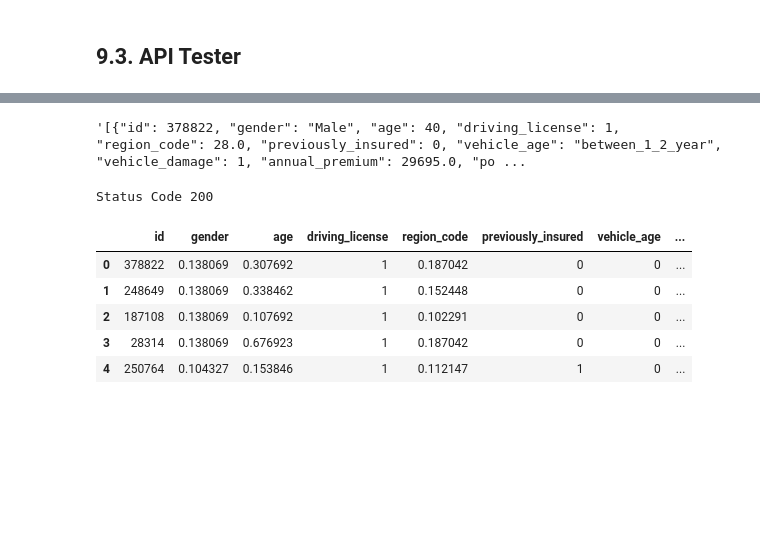
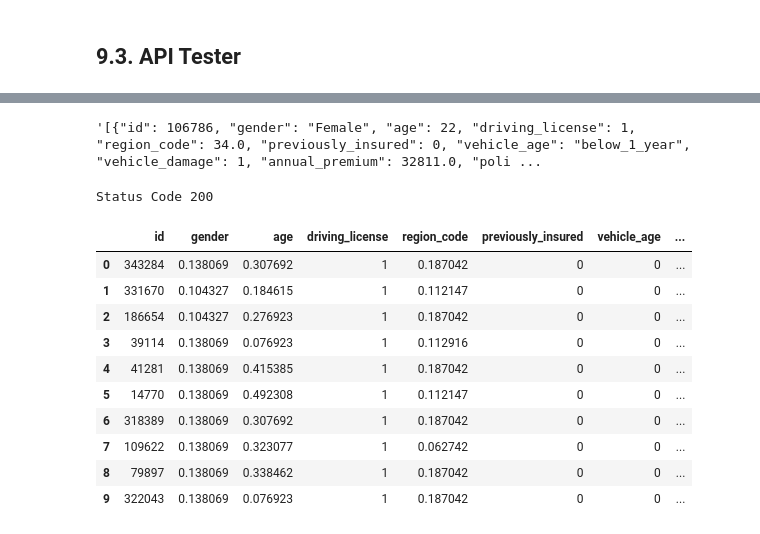
Before and after one commit to luanmaieski/health_insurance_cross-sell, a Jupyter notebook: 1.0.lgm_health_insurance_cross_sell.ipynb, the cells around one changed output, grey strips where cells are left out. Saved outputs shown, nothing was run; the diff lists cells and outputs as text; code cells hidden in the pictures; blank space fills up the shorter version.

```diff
--- a/1.0.lgm_health_insurance_cross_sell.ipynb
+++ b/1.0.lgm_health_insurance_cross_sell.ipynb
@@ -1637,3 +1650,5 @@ df_test = df_test.sample(10)
+# %%
+df_test = pd.read_csv( 'data/df_test_api.csv' )
 # %%
 df_test
 # %% [output]
@@ -1651,13 +1672,18 @@ df_test
+# %%
+df_test = df_test.drop(['response'], axis=1)
+# %%
+df_test = df_test.drop(['Unnamed: 0'], axis=1)
 # %%
 # convert dataframe to json
 data = json.dumps( df_test.to_dict( orient='records' ) )
 # %%
 data
 # %% [output]
-'[{"id": 378822, "gender": "Male", "age": 40, "driving_license": 1, "region_code": 28.0, "previously_insured": 0, "vehicle_age": "between_1_2_year", "vehicle_damage": 1, "annual_premium": 29695.0, "po ...
+'[{"id": 106786, "gender": "Female", "age": 22, "driving_license": 1, "region_code": 34.0, "previously_insured": 0, "vehicle_age": "below_1_year", "vehicle_damage": 1, "annual_premium": 32811.0, "poli ...
 # %%
 # API Call
-url = 'http://192.168.3.2:5000/healthinsurance/predict'
+#url = 'http://192.168.3.2:5000/healthinsurance/predict'
+url = 'https://health-insurance-api-aetk.onrender.com/healthinsurance/predict'
 header = {'Content-type': 'application/json'}
 
 r = requests.post( url, data=data, headers=header )
@@ -1666,11 +1692,16 @@ print( 'Status Code {}'.format( r.status_code ) )
 Status Code 200
 # %%
 d1 = pd.DataFrame( r.json(), columns=r.json()[0].keys() )
-d1.sort_values( 'score', ascending=False ).head()
+d1.sort_values( 'score', ascending=False ).head(10)
 # %% [output]
 |  | id | gender | age | driving_license | region_code | previously_insured | vehicle_age | ... |
-| 0 | 378822 | 0.138069 | 0.307692 | 1 | 0.187042 | 0 | 0 | ... |
-| 1 | 248649 | 0.138069 | 0.338462 | 1 | 0.152448 | 0 | 0 | ... |
-| 2 | 187108 | 0.138069 | 0.107692 | 1 | 0.102291 | 0 | 0 | ... |
-| 3 | 28314 | 0.138069 | 0.676923 | 1 | 0.187042 | 0 | 0 | ... |
-| 4 | 250764 | 0.104327 | 0.153846 | 1 | 0.112147 | 1 | 0 | ... |
+| 0 | 343284 | 0.138069 | 0.307692 | 1 | 0.187042 | 0 | 0 | ... |
+| 1 | 331670 | 0.104327 | 0.184615 | 1 | 0.112147 | 0 | 0 | ... |
+| 2 | 186654 | 0.104327 | 0.276923 | 1 | 0.187042 | 0 | 0 | ... |
+| 3 | 39114 | 0.138069 | 0.076923 | 1 | 0.112916 | 0 | 0 | ... |
+| 4 | 41281 | 0.138069 | 0.415385 | 1 | 0.187042 | 0 | 0 | ... |
+| 5 | 14770 | 0.138069 | 0.492308 | 1 | 0.112147 | 0 | 0 | ... |
+| 6 | 318389 | 0.138069 | 0.307692 | 1 | 0.187042 | 0 | 0 | ... |
+| 7 | 109622 | 0.138069 | 0.323077 | 1 | 0.062742 | 0 | 0 | ... |
+| 8 | 79897 | 0.138069 | 0.338462 | 1 | 0.187042 | 0 | 0 | ... |
+| 9 | 322043 | 0.138069 | 0.076923 | 1 | 0.187042 | 0 | 0 | ... |
```
Also changed, not shown: parts of 11 cells of this notebook, 5 other files.
